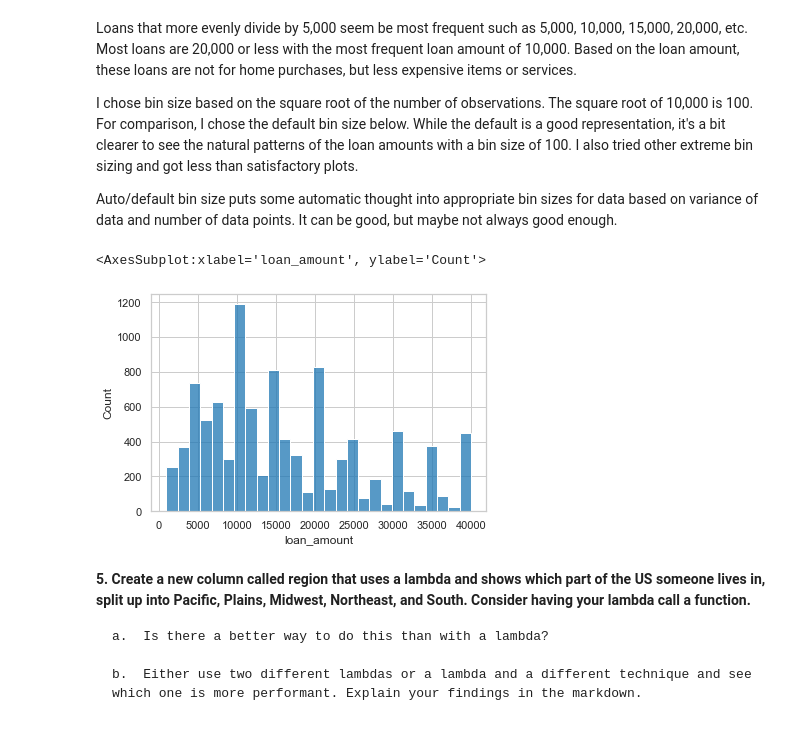
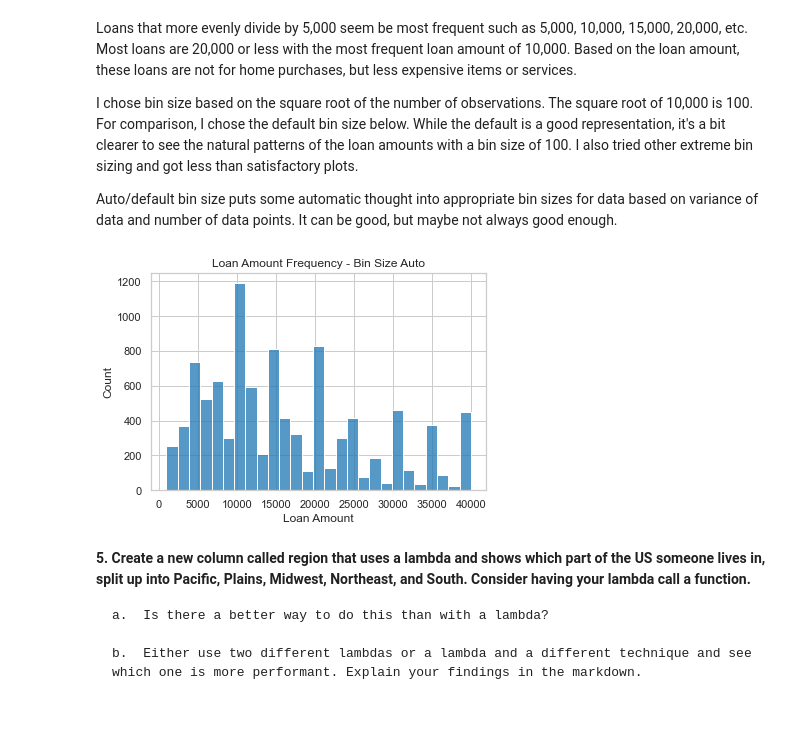
Before and after one commit to Amanda676/Homework, a Jupyter notebook: Loans_Week_12.ipynb, the cells around one changed output. Cells and saved outputs as stored; diff of their text form; code cells hidden in the pictures.

```diff
--- a/Loans_Week_12.ipynb
+++ b/Loans_Week_12.ipynb
@@ -246,10 +246,12 @@ I chose bin size based on the square root of the number of observations.  The sq
 
 Auto/default bin size puts some automatic thought into appropriate bin sizes for data based on variance of data and number of data points.  It can be good, but maybe not always good enough.
 # %%
+# use the built in bin size for comparison
 sns.histplot(loans_df['loan_amount'])
+plt.xlabel('Loan Amount')
+plt.title('Loan Amount Frequency - Bin Size Auto');
 # %% [output]
-<AxesSubplot:xlabel='loan_amount', ylabel='Count'>
-[figure, old version]
+[figure, new version]
 # %% [markdown]
 **5.	Create a new column called region that uses a lambda and shows which part of the US someone lives in, split up into Pacific, Plains, Midwest, Northeast, and South. Consider having your lambda call a function.**
 
```
Also changed, not shown: parts of 11 cells of this notebook.
